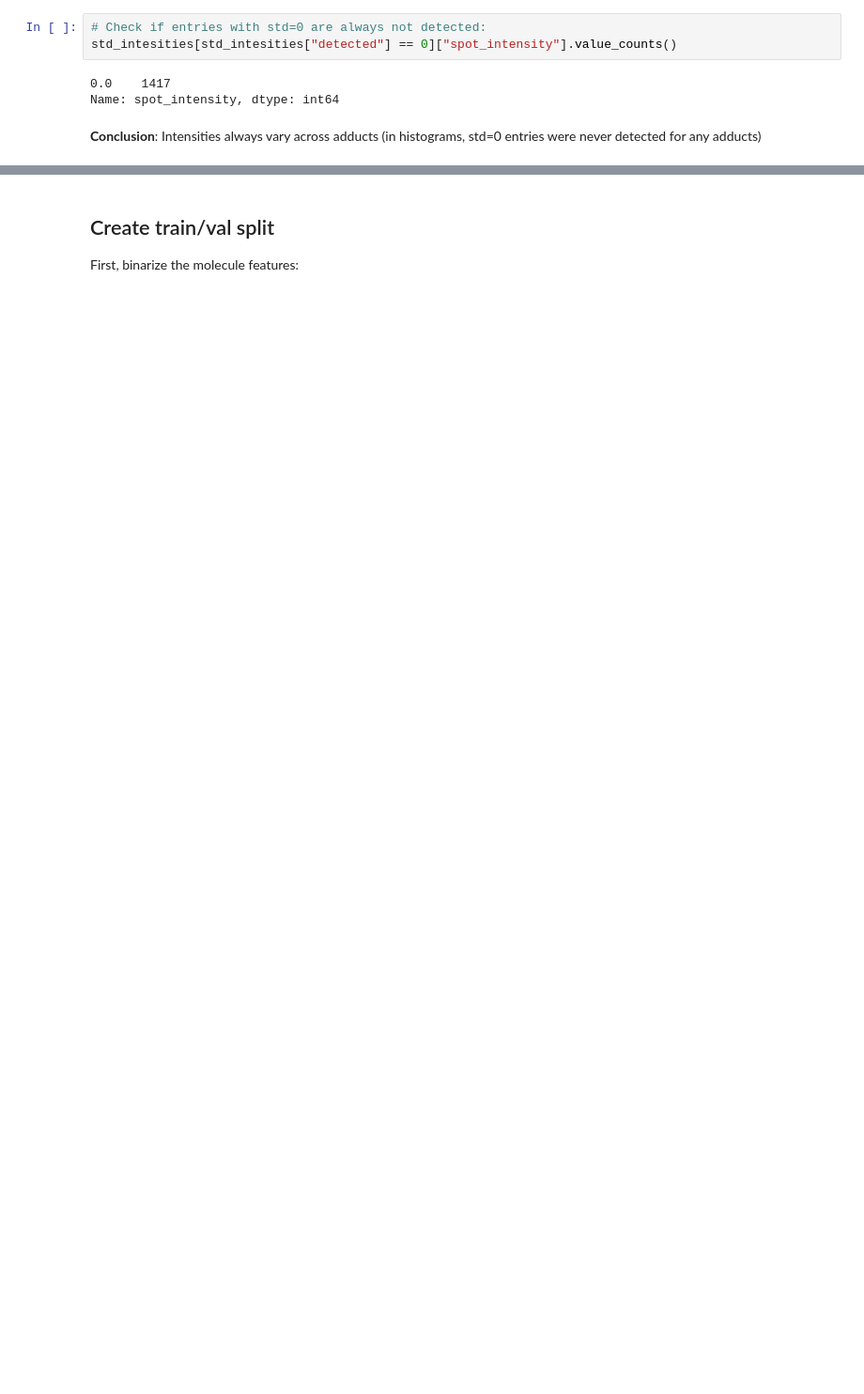
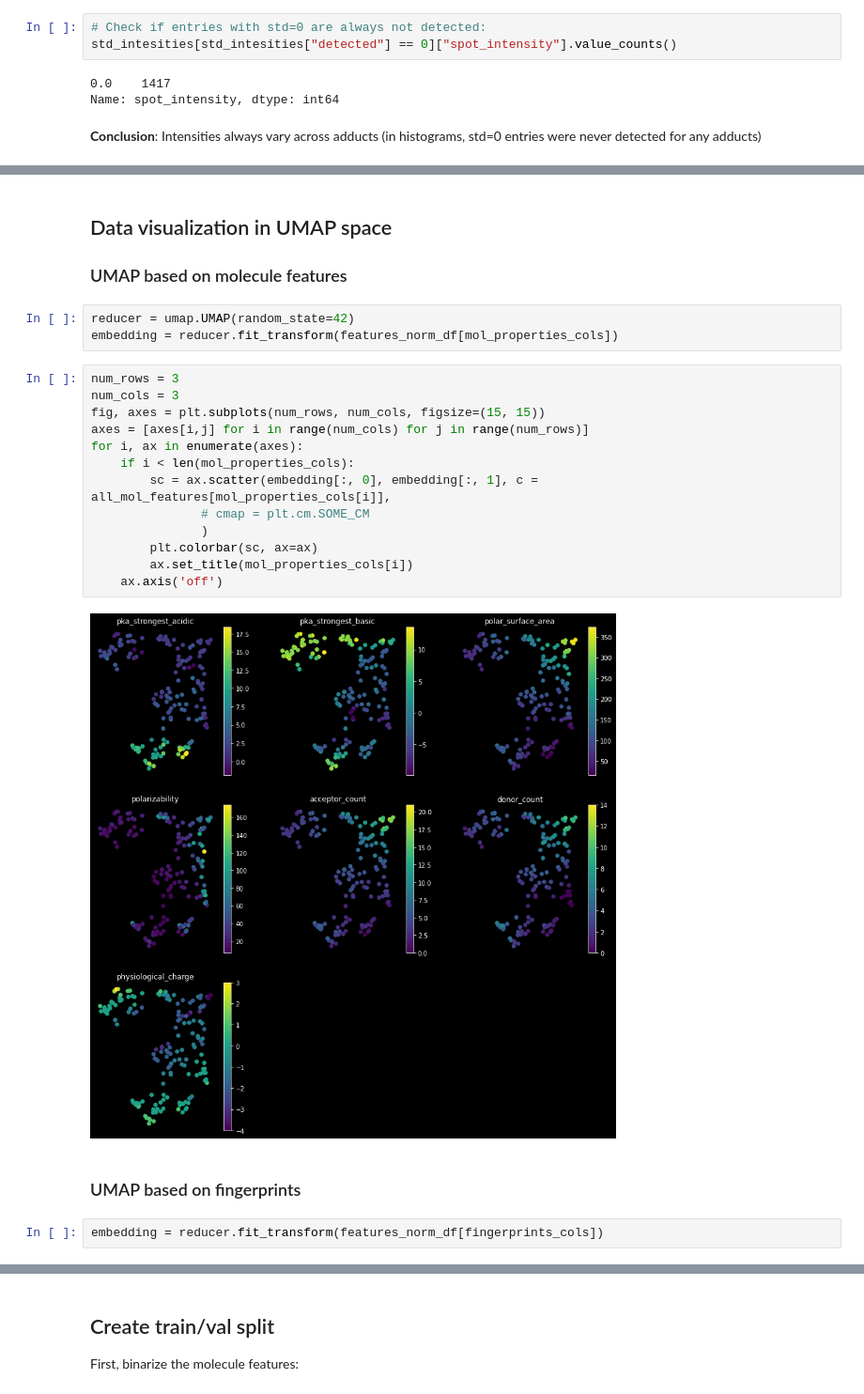
Before and after one commit to alexandrovteam/predicting-APMALDI-response, a Jupyter notebook: notebooks/regression.ipynb, the cells around one changed output, grey strips where cells are left out. Shown at 94% size. Saved outputs shown, nothing was run; the diff lists cells and outputs as text; blank space fills up the shorter version.

```diff
--- a/notebooks/regression.ipynb
+++ b/notebooks/regression.ipynb
@@ -183,0 +206,26 @@ Name: spot_intensity, dtype: int64
+# %% [markdown]
+## Data visualization in UMAP space
+
+### UMAP based on molecule features
+# %%
+reducer = umap.UMAP(random_state=42)
+embedding = reducer.fit_transform(features_norm_df[mol_properties_cols])
+# %%
+num_rows = 3
+num_cols = 3
+fig, axes = plt.subplots(num_rows, num_cols, figsize=(15, 15))
+axes = [axes[i,j] for i in range(num_cols) for j in range(num_rows)]
+for i, ax in enumerate(axes):
+    if i < len(mol_properties_cols):
+        sc = ax.scatter(embedding[:, 0], embedding[:, 1], c = all_mol_features[mol_properties_cols[i]],
+               # cmap = plt.cm.SOME_CM
+               )
+        plt.colorbar(sc, ax=ax)
+        ax.set_title(mol_properties_cols[i])
+    ax.axis('off')
+# %% [output]
+[figure, added]
+# %% [markdown]
+### UMAP based on fingerprints
+# %%
+embedding = reducer.fit_transform(features_norm_df[fingerprints_cols])
```
Also changed, not shown: parts of 25 cells of this notebook.
